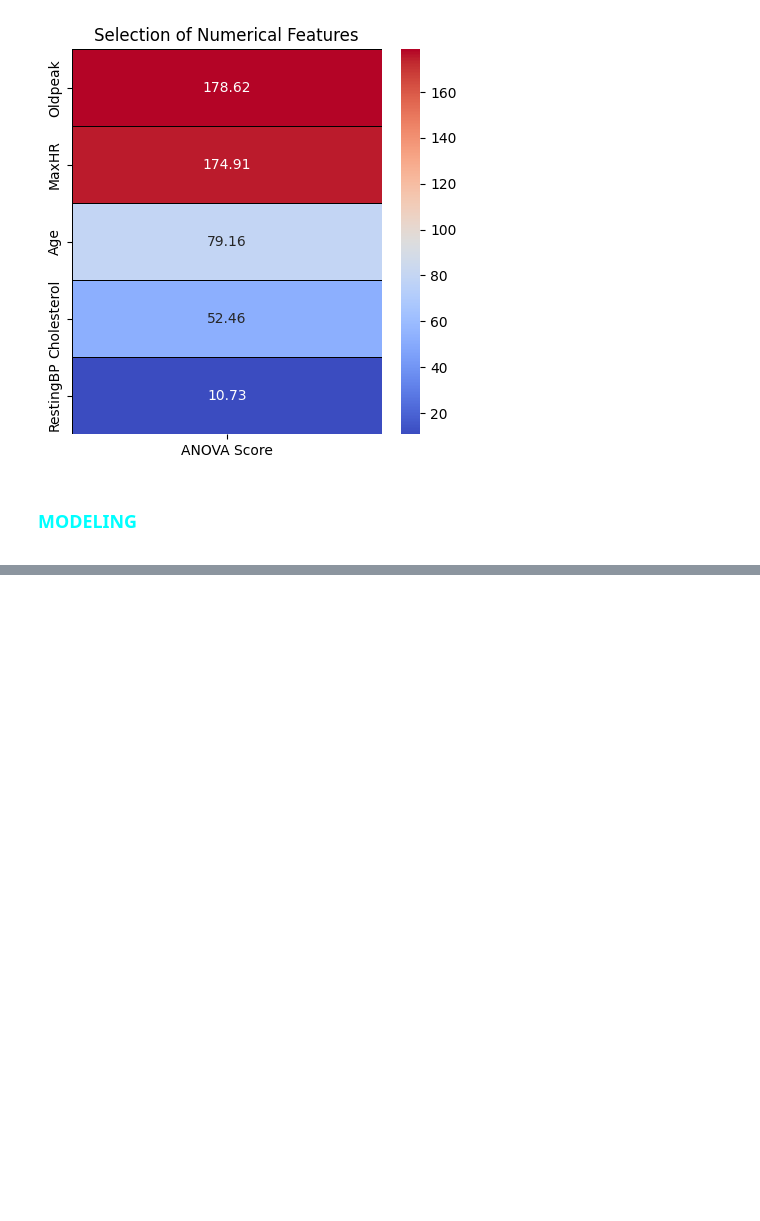
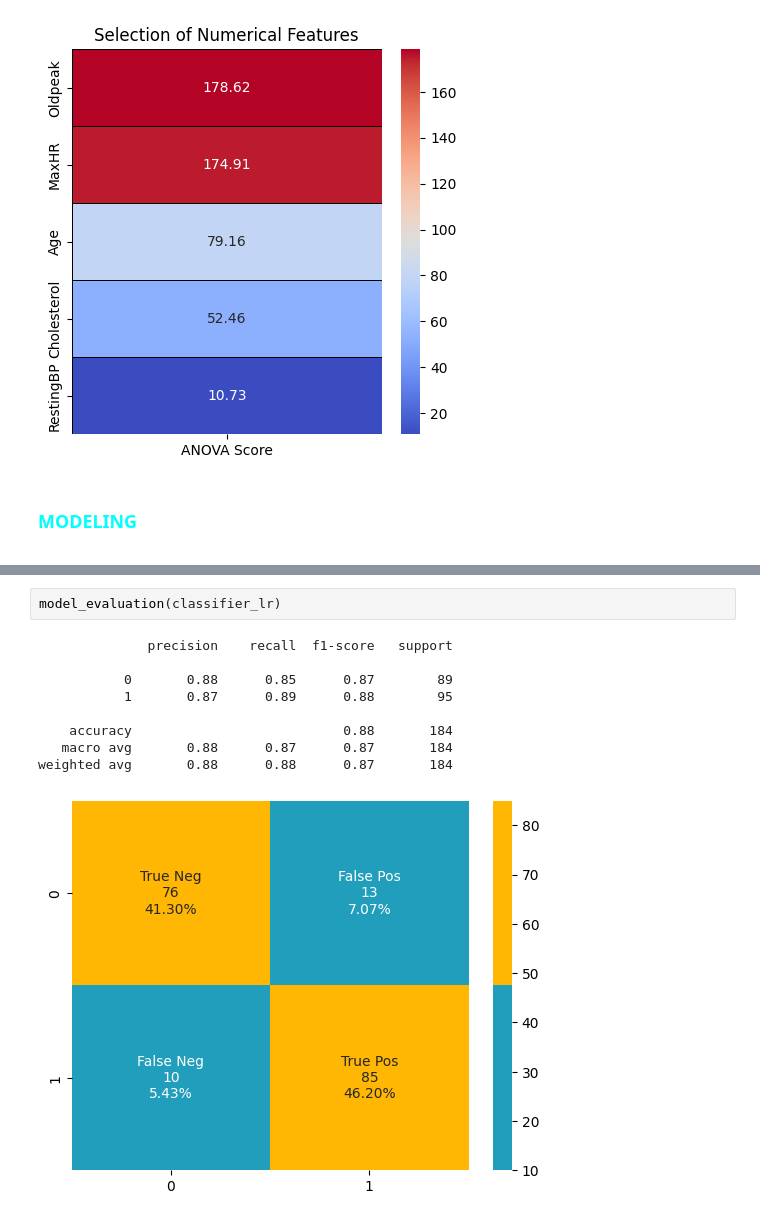
Before and after one commit to nedu10/Heart-Failure-Prediction, a Jupyter notebook: heart-failure-prediction.ipynb, the cells around one changed output, grey strips where cells are left out. Cells and saved outputs as stored; diff of their text form; blank space fills up the shorter version.

```diff
--- a/heart-failure-prediction.ipynb
+++ b/heart-failure-prediction.ipynb
@@ -579,0 +621,12 @@ from sklearn.metrics import precision_recall_curve
+# %%
+model_evaluation(classifier_lr)
+# %% [output]
+              precision    recall  f1-score   support
+
+           0       0.88      0.85      0.87        89
+           1       0.87      0.89      0.88        95
+
+    accuracy                           0.88       184
+   macro avg       0.88      0.87      0.87       184
+weighted avg       0.88      0.88      0.87       184
+[figure, added]
```
Also changed, not shown: parts of 3 cells of this notebook.
